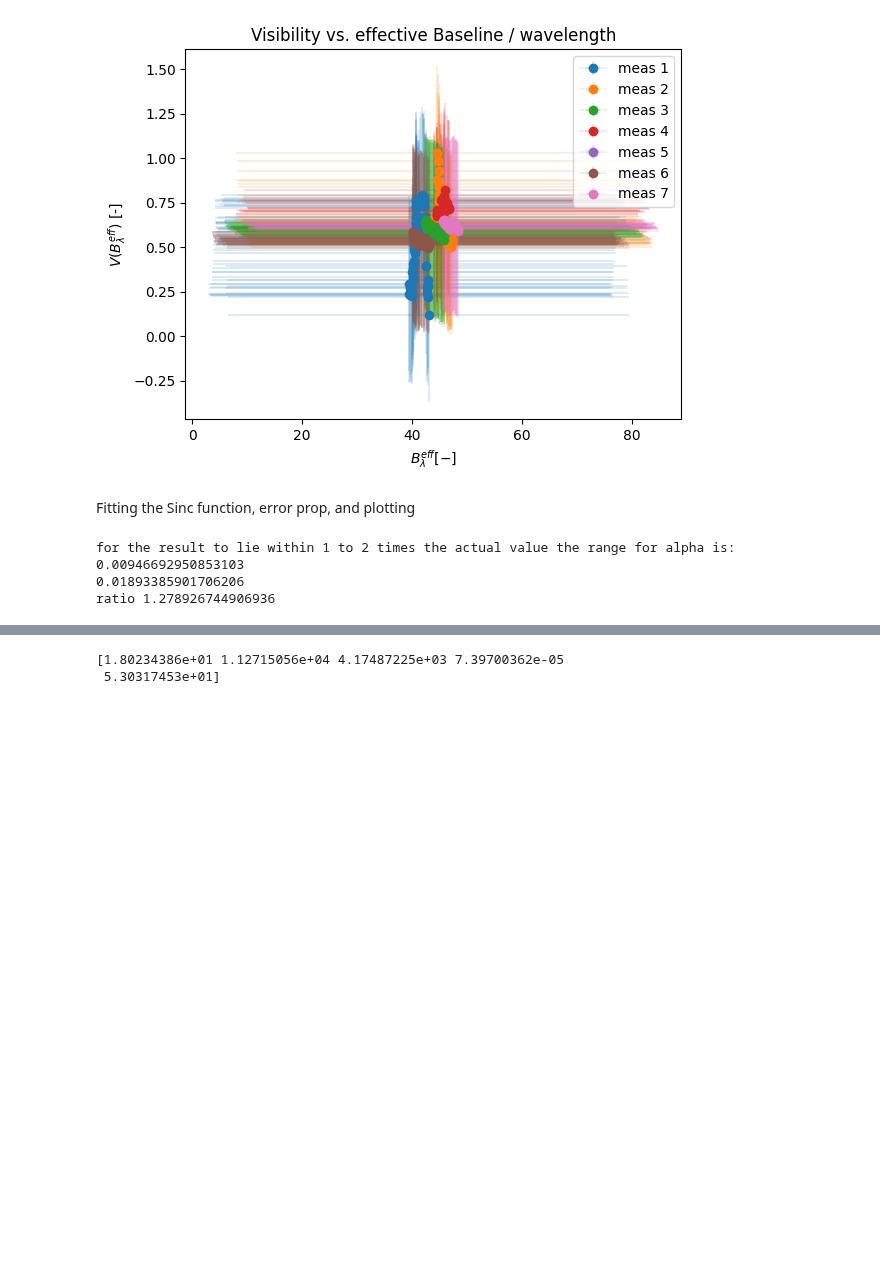
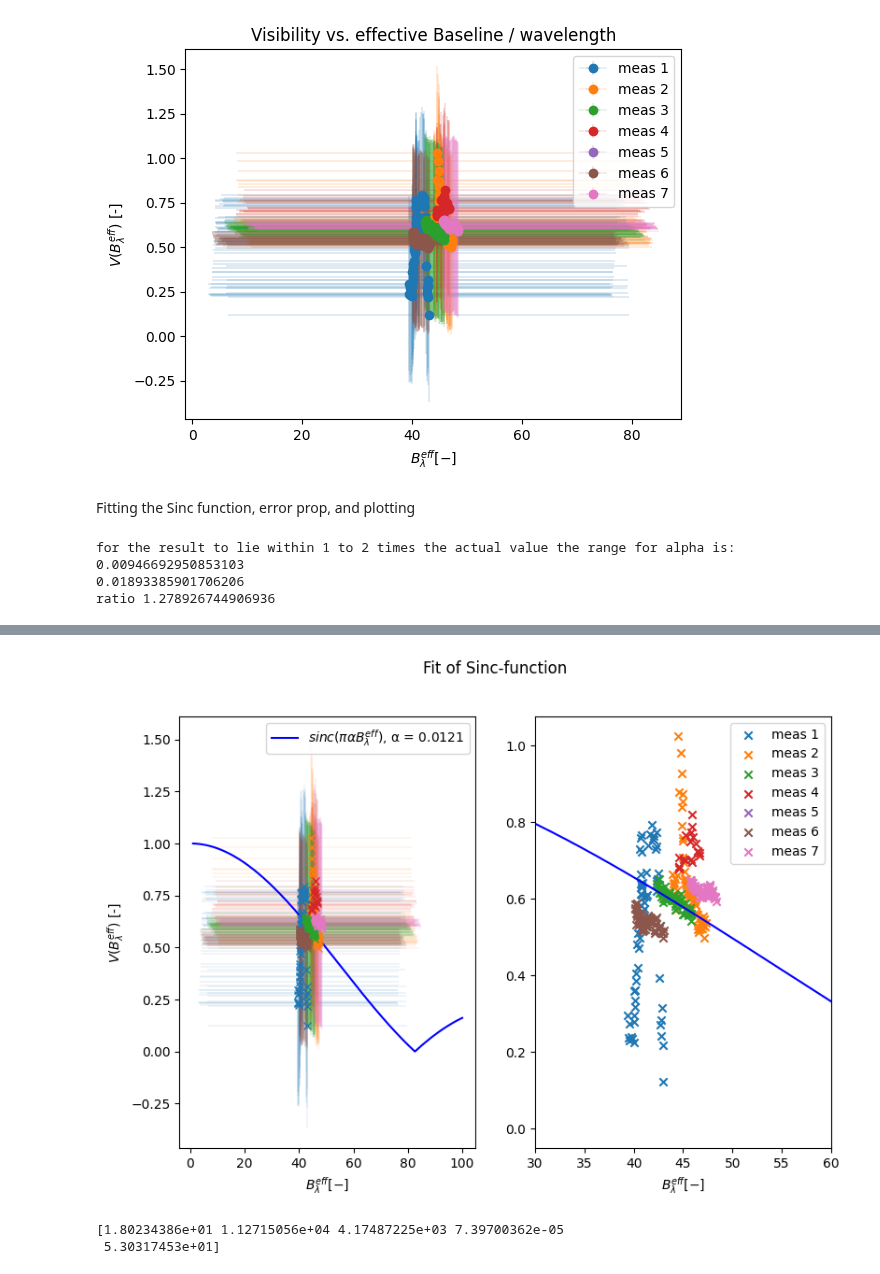
Before and after one commit to muellvin/radio-interferometry, a Jupyter notebook: Sun/data_analysis_fit.ipynb, the cells around one changed output, grey strips where cells are left out. Saved outputs shown, nothing was run; the diff lists cells and outputs as text; code cells hidden in the pictures; blank space fills up the shorter version.

```diff
--- a/Sun/data_analysis_fit.ipynb
+++ b/Sun/data_analysis_fit.ipynb
@@ -535,3 +538,33 @@ plt.savefig("fit.pdf",dpi=150)
+# %%
+
+B_fit = np.linspace(1,100, 1000)
+fitted_sinc = sinc_func(B_fit, alpha)
+
+fig, axs = plt.subplots(1, 2, figsize=(9, 6))
+
+for i, (bs, vs, be, ve) in enumerate(zip(useful_B, useful_V, useful_B_err, useful_V_err)):
+
+    eb=axs[0].errorbar(bs, vs,xerr=be, yerr=ve,fmt="x")
+    #eb[-1][0].set_linestyle(':')
+    eb[-1][0].set_linewidth(0.1)
+    eb[-1][1].set_linewidth(0.1)
+    axs[1].scatter(bs, vs, label=f"meas {i+1}", marker="x")
+
+
+axs[0].plot(B_fit, fitted_sinc, label = f"$sinc(\pi α B_{{\lambda}}^{{eff}})$, α = {alpha:.4f}",color="blue")
+axs[0].set_ylabel("$V(B_{\lambda}^{eff})$ [-]")
+axs[0].set_xlabel("$B_{\lambda}^{eff} [-]$")
+axs[0].legend()
+
+axs[1].plot(B_fit, fitted_sinc,color="blue")
+axs[1].set_xlabel("$B_{\lambda}^{eff} [-]$")
+axs[1].set_xbound(30,60)
+axs[1].legend()
+fig.suptitle("Fit of Sinc-function")
+
+plt.savefig("fit.png",dpi=150)
+# %% [output]
+[figure, added]
 # %%
 """print the parameters for measurement 7"""
 print(results_params[6,:,0])
```
Also changed, not shown: parts of 2 cells of this notebook, 2 other files.
